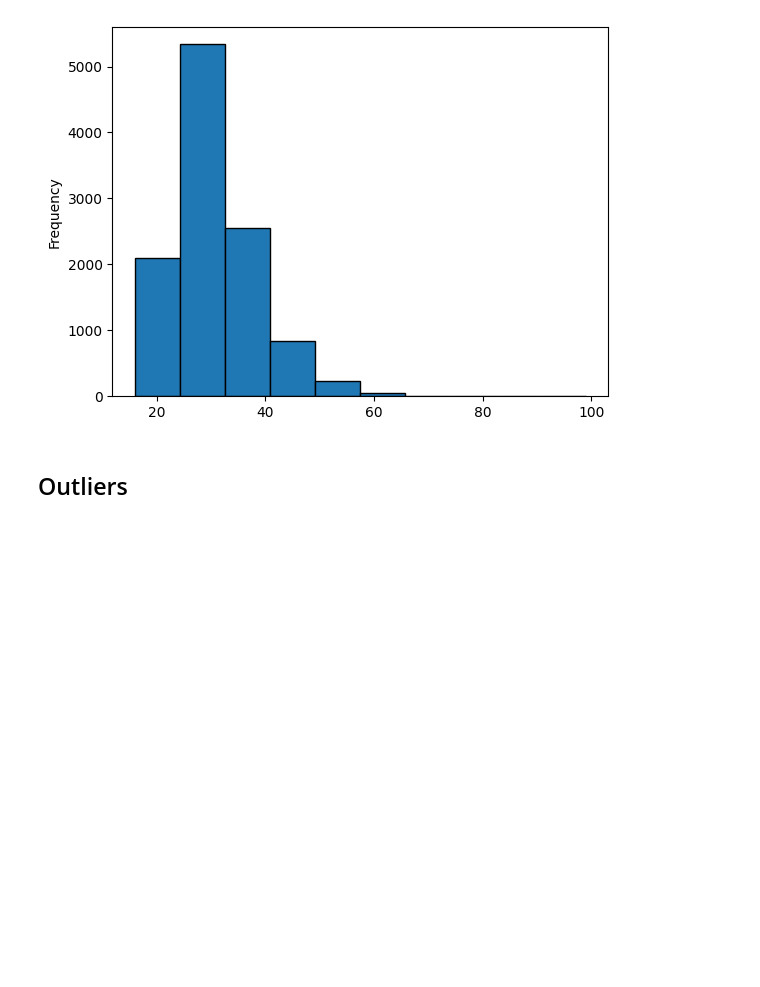
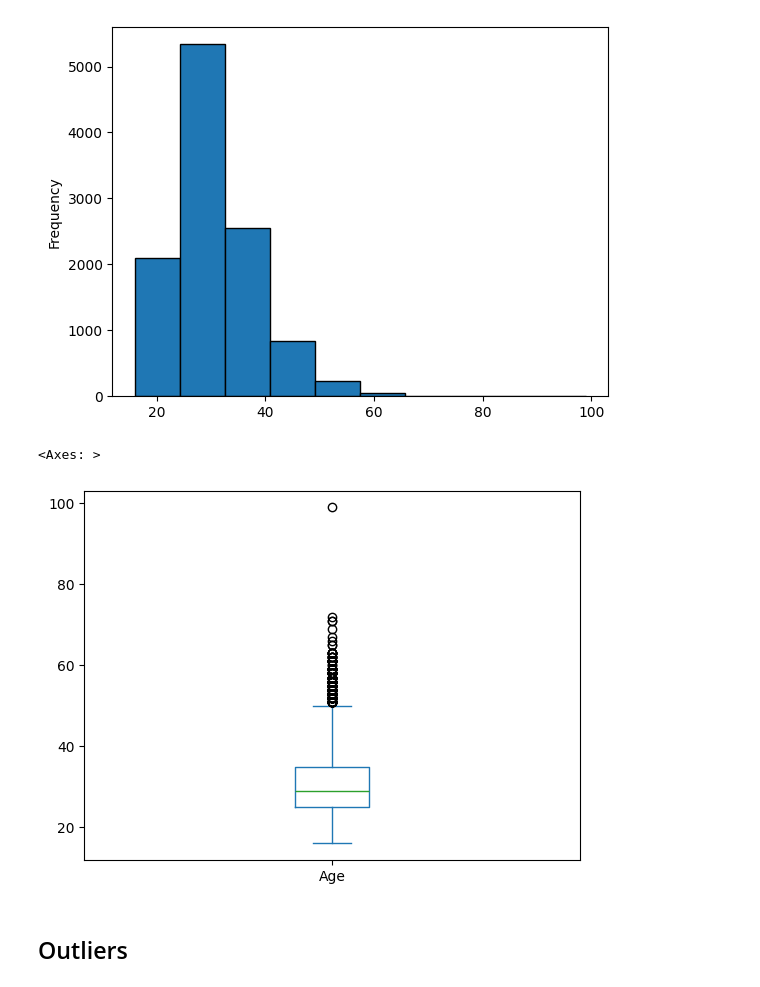
Before and after one commit to mpanikedath/MyDjangoWeb, a Jupyter notebook: M3ExploratoryDataAnalysis-lab.ipynb, the cells around one changed output. Cells and saved outputs as stored; diff of their text form; code cells hidden in the pictures; blank space fills up the shorter version.

```diff
--- a/M3ExploratoryDataAnalysis-lab.ipynb
+++ b/M3ExploratoryDataAnalysis-lab.ipynb
@@ -121,6 +125,11 @@ df['Age'].plot(kind='hist', edgecolor='black')
 # %% [output]
 <Axes: ylabel='Frequency'>
 [figure]
+# %%
+df['Age'].plot(kind='box')
+# %% [output]
+<Axes: >
+[figure, added]
 # %% [markdown]
 ## Outliers
 # %% [markdown]
```
Also changed, not shown: parts of 9 cells of this notebook.
